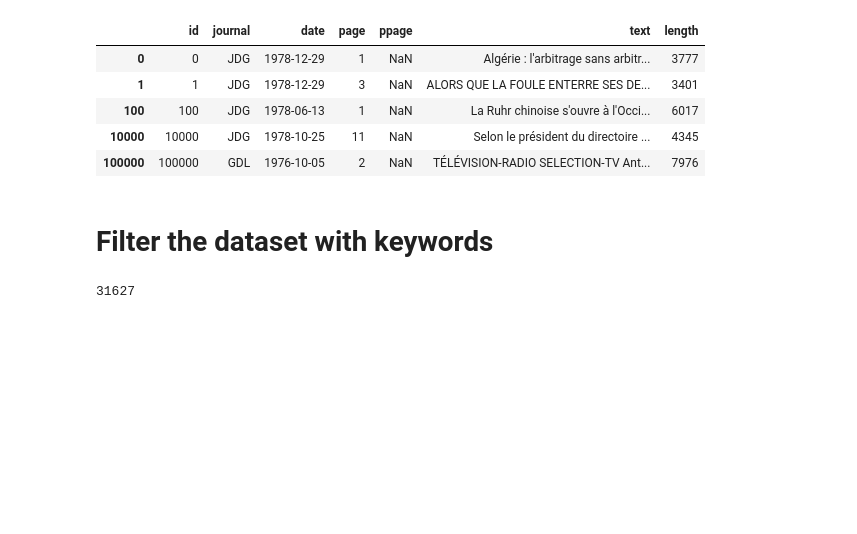
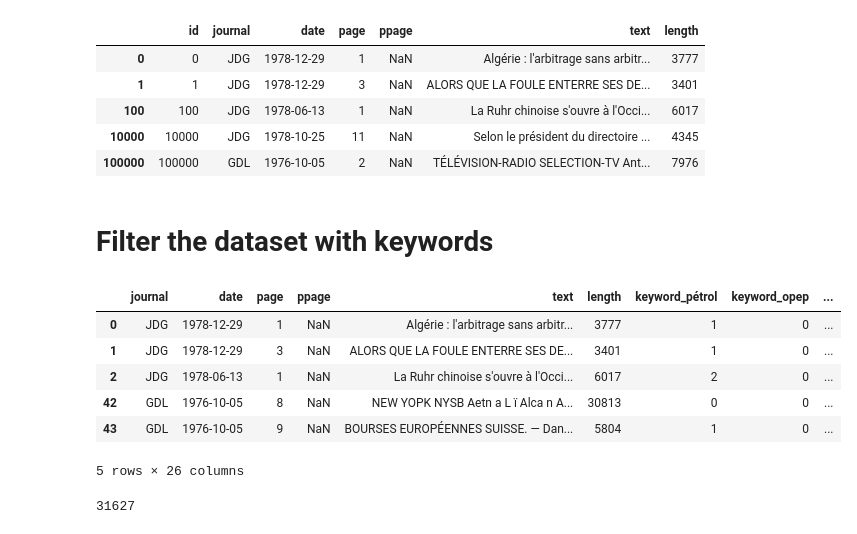
Before and after one commit to RPetitpierre/letemps_archive_opep, a Jupyter notebook: CreateCorpus_&_ExploratoryAnalysis.ipynb, the cells around one changed output. Saved outputs shown, nothing was run; the diff lists cells and outputs as text; code cells hidden in the pictures; blank space fills up the shorter version.

```diff
--- a/CreateCorpus_&_ExploratoryAnalysis.ipynb
+++ b/CreateCorpus_&_ExploratoryAnalysis.ipynb
@@ -92,3 +108,13 @@ df_corpus_compagnies.to_json('corpus_compagnies.json.bz2', compression = 'bz2')
+# %%
+df_corpus_petrole.head()
+# %% [output]
+|  | journal | date | page | ppage | text | length | keyword_pétrol | keyword_opep | ... |
+| 0 | JDG | 1978-12-29 | 1 | NaN | Algérie : l'arbitrage sans arbitr... | 3777 | 1 | 0 | ... |
+| 1 | JDG | 1978-12-29 | 3 | NaN | ALORS QUE LA FOULE ENTERRE SES DE... | 3401 | 1 | 0 | ... |
+| 2 | JDG | 1978-06-13 | 1 | NaN | La Ruhr chinoise s'ouvre à l'Occi... | 6017 | 2 | 0 | ... |
+| 42 | GDL | 1976-10-05 | 8 | NaN | NEW YOPK NYSB Aetn a L ï Alca n A... | 30813 | 0 | 0 | ... |
+| 43 | GDL | 1976-10-05 | 9 | NaN | BOURSES EUROPÉENNES SUISSE. — Dan... | 5804 | 1 | 0 | ... |
+5 rows × 26 columns
 # %%
 len(df_corpus)
 # %% [output]
```
Also changed, not shown: parts of 15 cells of this notebook, 1 other file.
